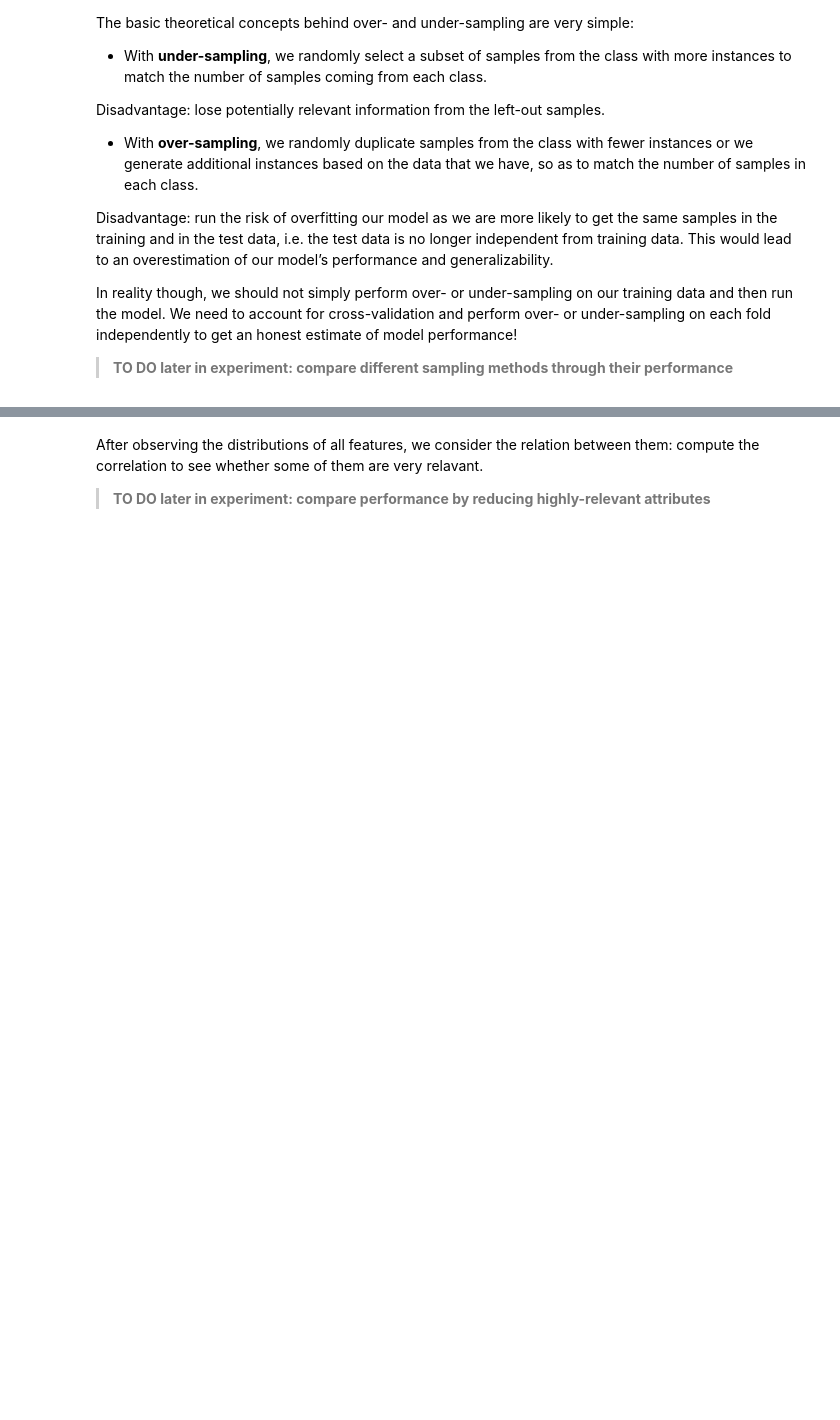
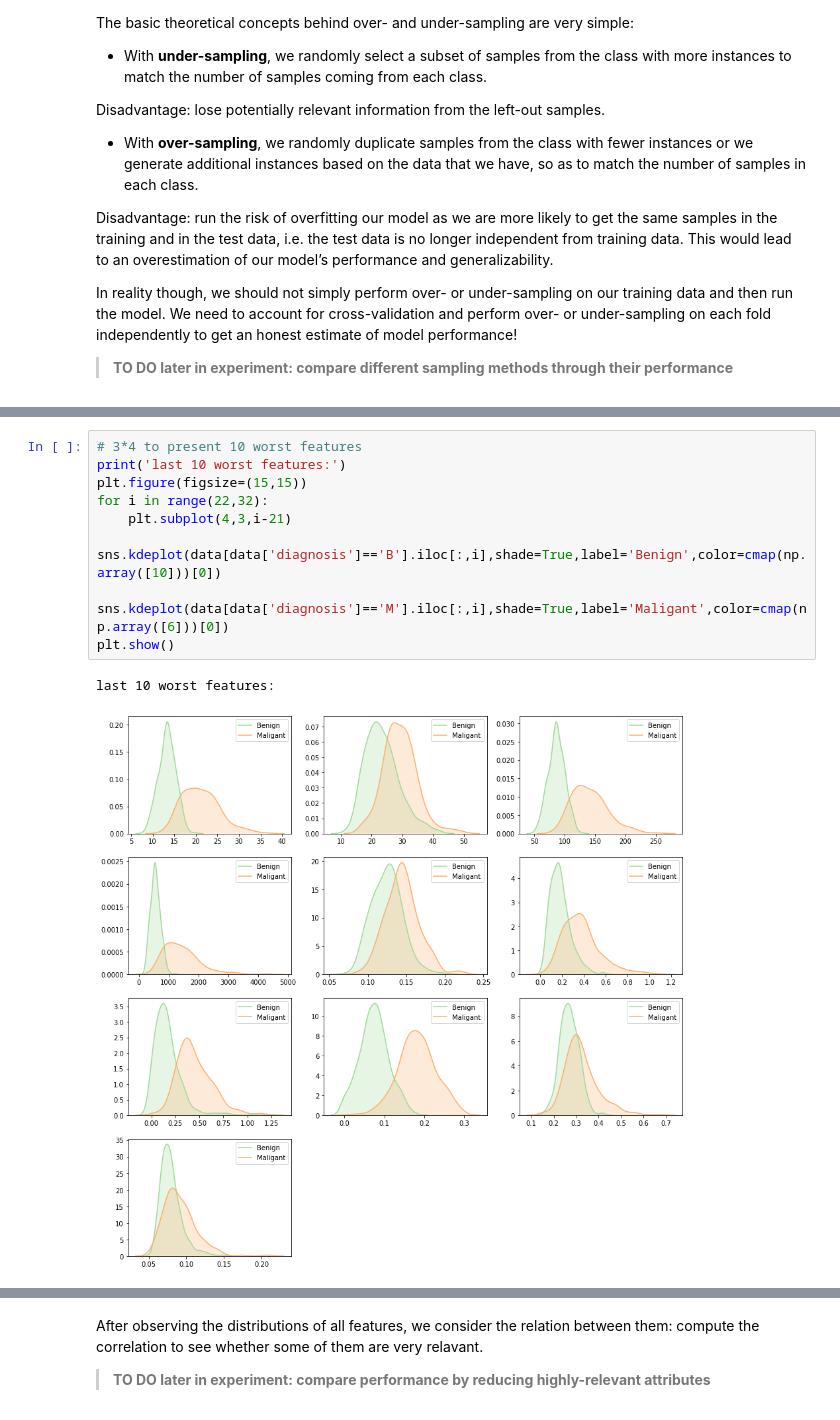
Before and after one commit to LEOch007/BreastCancer-Diagnosis, a Jupyter notebook: BC-Diagnosis.ipynb, the cells around one changed output, grey strips where cells are left out. Cells and saved outputs as stored; diff of their text form; blank space fills up the shorter version.

```diff
--- a/BC-Diagnosis.ipynb
+++ b/BC-Diagnosis.ipynb
@@ -102,0 +129,12 @@ plt.show()
+# %%
+# 3*4 to present 10 worst features
+print('last 10 worst features:')
+plt.figure(figsize=(15,15))
+for i in range(22,32):
+    plt.subplot(4,3,i-21)
+    sns.kdeplot(data[data['diagnosis']=='B'].iloc[:,i],shade=True,label='Benign',color=cmap(np.array([10]))[0])
+    sns.kdeplot(data[data['diagnosis']=='M'].iloc[:,i],shade=True,label='Maligant',color=cmap(np.array([6]))[0])
+plt.show()
+# %% [output]
+last 10 worst features:
+[figure, added]
```
Also changed, not shown: parts of 11 cells of this notebook, 1 other file.
